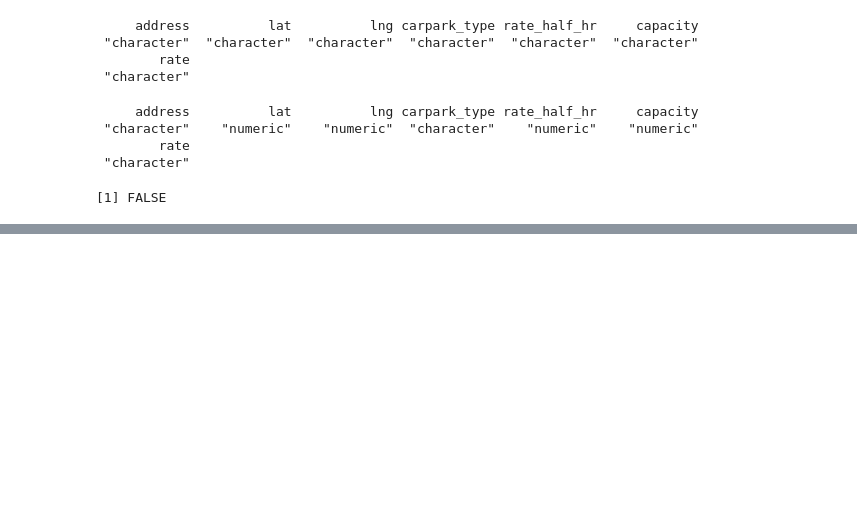
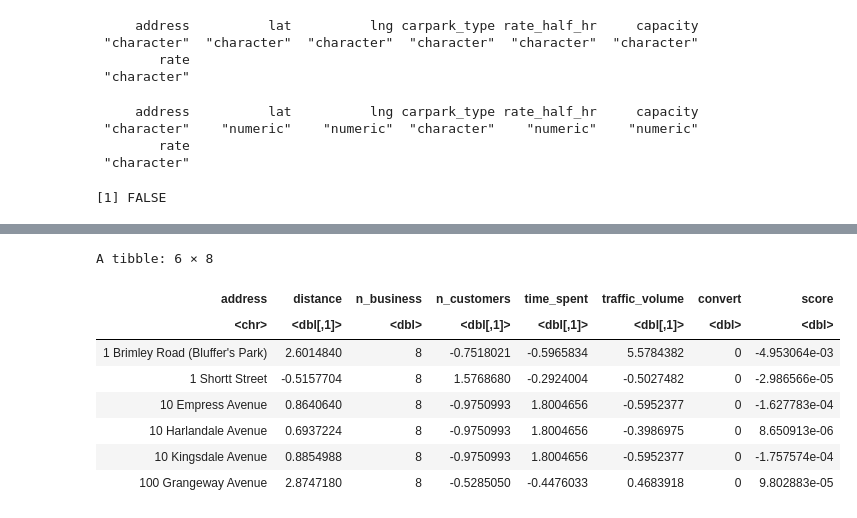
Before and after one commit to aayushi173/EV-Charging-Toronto, a Jupyter notebook: Code/EV Charging.ipynb, the cells around one changed output, grey strips where cells are left out. Saved outputs shown, nothing was run; the diff lists cells and outputs as text; code cells hidden in the pictures; blank space fills up the shorter version.

```diff
--- a/Code/EV Charging.ipynb
+++ b/Code/EV Charging.ipynb
@@ -250,0 +408,9 @@ New names:
+# %%
+# # Normalize predictors
+parking_data$distance <- scale(parking_data$distance)
+parking_data$traffic_volume <- scale(parking_data$traffic_volume)
+# filtered_result_df3$interaction_term <- scale(filtered_result_df3$interaction_term)
+# filtered_result_df3$biz_demand<- scale(filtered_result_df3$biz_demand)
+parking_data$time_spent<- scale(parking_data$time_spent)
+# parking_data$n_business<- scale(parking_data$n_business)
+parking_data$n_customers<- scale(parking_data$n_customers)
@@ -250,0 +433,22 @@ New names:
+# %%
+# Coefficients from the SVM model
+coefficients <- coef(svm_model)[-1]  # Exclude the intercept
+
+# Select the columns for which to calculate the score
+cols <- c("distance", "traffic_volume")
+
+# Calculate the score for each row
+parking_data$score <- rowSums(parking_data[cols] * coefficients)
+
+# View the results
+head(parking_data)
+# %% [output]
+A tibble: 6 × 8
+| address | distance | n_business | n_customers | time_spent | traffic_volume | convert | score |
+| <chr> | <dbl[,1]> | <dbl> | <dbl[,1]> | <dbl[,1]> | <dbl[,1]> | <dbl> | <dbl> |
+| 1 Brimley Road (Bluffer's Park) | 2.6014840 | 8 | -0.7518021 | -0.5965834 | 5.5784382 | 0 | -4.953064e-03 |
+| 1 Shortt Street | -0.5157704 | 8 | 1.5768680 | -0.2924004 | -0.5027482 | 0 | -2.986566e-05 |
+| 10 Empress Avenue | 0.8640640 | 8 | -0.9750993 | 1.8004656 | -0.5952377 | 0 | -1.627783e-04 |
+| 10 Harlandale Avenue | 0.6937224 | 8 | -0.9750993 | 1.8004656 | -0.3986975 | 0 | 8.650913e-06 |
+| 10 Kingsdale Avenue | 0.8854988 | 8 | -0.9750993 | 1.8004656 | -0.5952377 | 0 | -1.757574e-04 |
+| 100 Grangeway Avenue | 2.8747180 | 8 | -0.5285050 | -0.4476033 | 0.4683918 | 0 | 9.802883e-05 |
```
Also changed, not shown: parts of 39 cells of this notebook.
